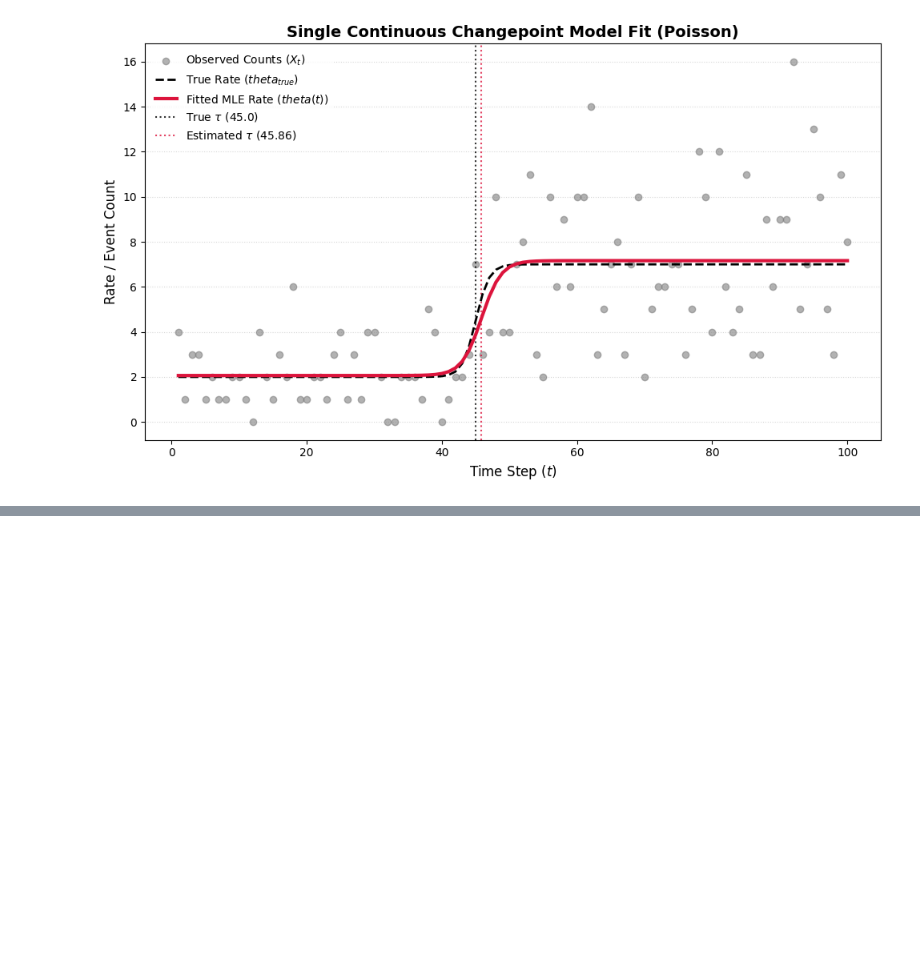
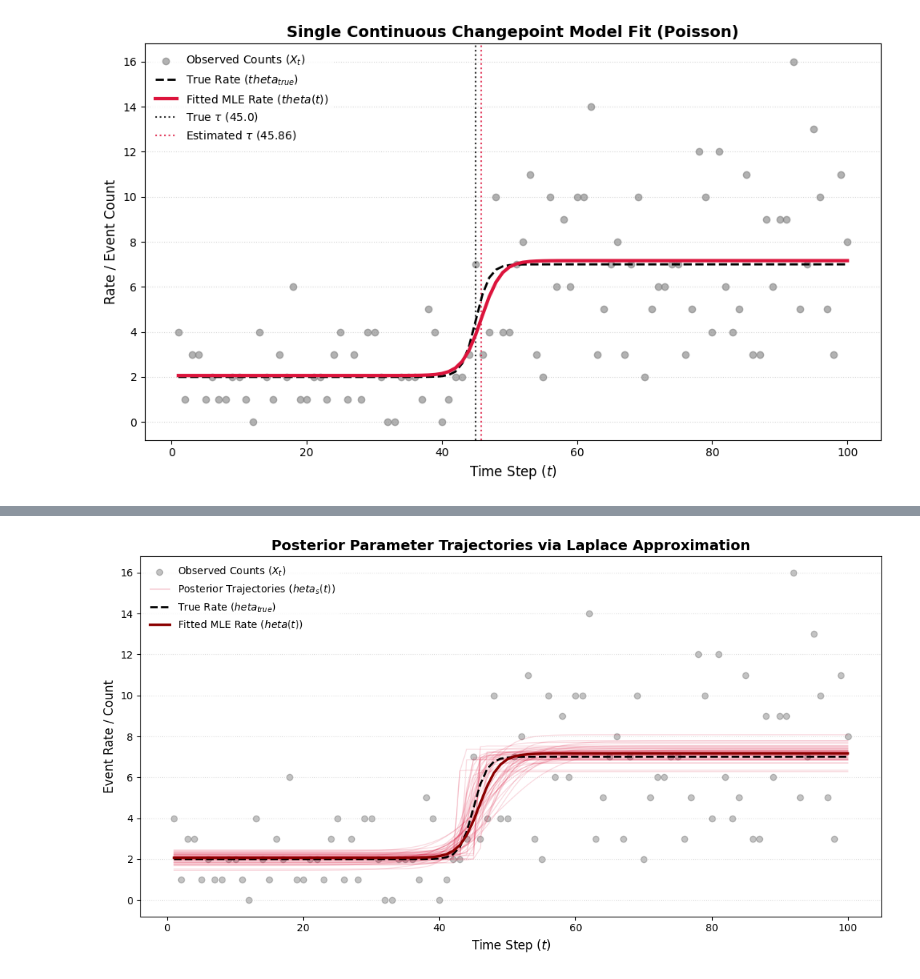
Before and after one commit to abuzarmahmood/abuzarmahmood.github.io, a Jupyter notebook: files/derivations/single_poisson_changepoint_MLE.ipynb, the cells around one changed output, grey strips where cells are left out. Drawn from its saved outputs; the diff is of its cells as text; code cells hidden in the pictures; blank space fills up the shorter version.

```diff
--- a/files/derivations/single_poisson_changepoint_MLE.ipynb
+++ b/files/derivations/single_poisson_changepoint_MLE.ipynb
@@ -143,0 +295,37 @@ else:
+# %%
+if result.success and 'theta_samples' in locals():
+    plt.figure(figsize=(11, 6))
+
+    # 1. Plot the raw simulated count data
+    plt.scatter(t, X, color='dimgray', alpha=0.4, label='Observed Counts ($X_t$)', zorder=1)
+
+    # 2. Plot a subset of individual trajectories from the posterior
+    # Plotting 50 samples is plenty to show the density without clogging the plot
+    num_lines_to_plot = 50
+    sampled_indices = np.random.choice(num_samples, size=num_lines_to_plot, replace=False)
+
+    for idx in sampled_indices:
+        plt.plot(t, theta_samples[idx, :], color='crimson', alpha=0.15, linewidth=1, zorder=2)
+
+    # Dummy plot element to create a clean single legend entry for the samples
+    plt.plot([], [], color='crimson', alpha=0.3, linewidth=1, label='Posterior Trajectories ($\theta_s(t)$)')
+
+    # 3. Plot the true generative rate
+    plt.plot(t, theta_true, color='black', linestyle='--', linewidth=2, label='True Rate ($\theta_{true}$)', zorder=3)
+
+    # 4. Plot the mean fitted MLE curve
+    plt.plot(t, theta_est, color='darkred', linewidth=2.5, label='Fitted MLE Rate ($\theta(t)$)', zorder=4)
+
+    # Aesthetics
+    plt.title('Posterior Parameter Trajectories via Laplace Approximation', fontsize=14, fontweight='bold')
+    plt.xlabel('Time Step ($t$)', fontsize=12)
+    plt.ylabel('Event Rate / Count', fontsize=12)
+    plt.legend(loc='upper left', frameon=True, facecolor='white', edgecolor='none')
+    plt.grid(axis='y', linestyle=':', alpha=0.4)
+
+    plt.tight_layout()
+    plt.show()
+else:
+    print("Could not plot trajectories because posterior sampling array was not found.")
+# %% [output]
+[figure, added]
```
Also changed, not shown: parts of 6 cells of this notebook, 2 other files.
